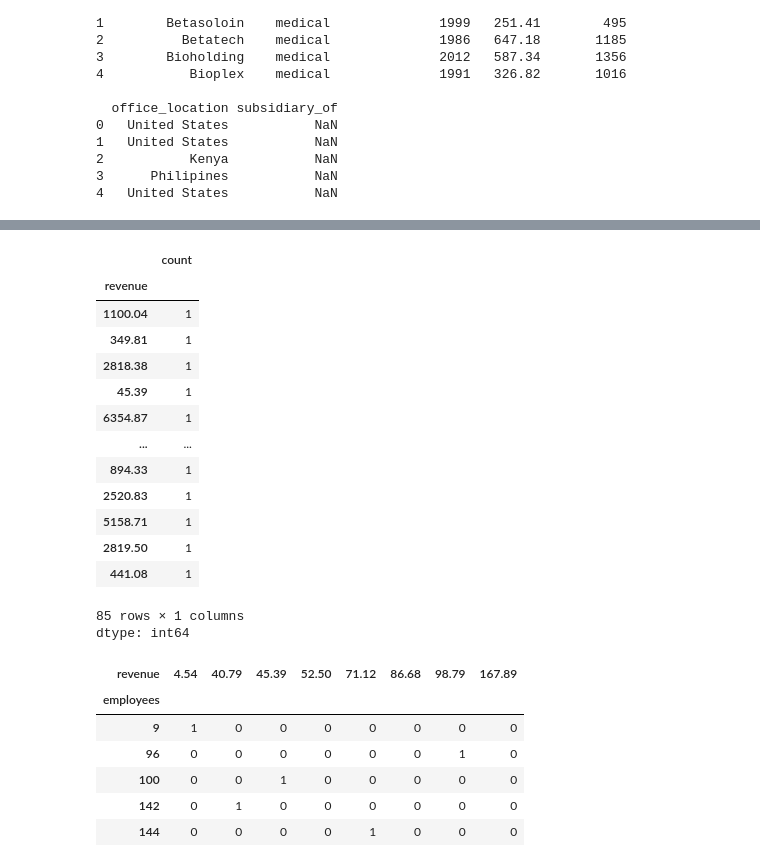
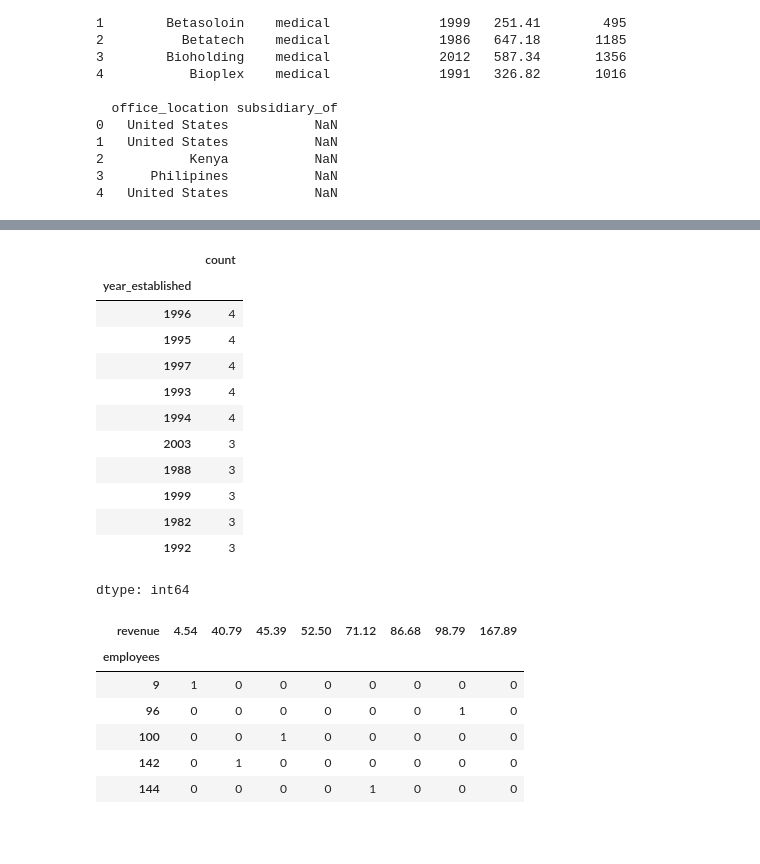
Before and after one commit to sadiq937/CrazyRobo_DM, a Jupyter notebook: ps1.ipynb, the cells around one changed output, grey strips where cells are left out. Cells and saved outputs as stored; diff of their text form; code cells hidden in the pictures; blank space fills up the shorter version.

```diff
--- a/ps1.ipynb
+++ b/ps1.ipynb
@@ -204,20 +205,18 @@ accounts_df.sample(frac=0.1, replace=False, random_state=2)
 | 14 | dambase | marketing | 1995 | 2173.98 | 2928 | United States | Inity |
 | 29 | Gogozoom | telecommunications | 2007 | 86.68 | 187 | United States | Sonron |
 # %%
-accounts_df["revenue"].value_counts(dropna=False)
+accounts_df["year_established"].value_counts(dropna=False)[0:10]
 # %% [output]
 |  | count |
-| revenue |  |
-| 1100.04 | 1 |
-| 349.81 | 1 |
-| 2818.38 | 1 |
-| 45.39 | 1 |
-| 6354.87 | 1 |
-| ... | ... |
-| 894.33 | 1 |
-| 2520.83 | 1 |
-| 5158.71 | 1 |
-| 2819.50 | 1 |
-| 441.08 | 1 |
+| year_established |  |
+| 1996 | 4 |
+| 1995 | 4 |
+| 1997 | 4 |
+| 1993 | 4 |
+| 1994 | 4 |
+| 2003 | 3 |
+| 1988 | 3 |
+| 1999 | 3 |
+| 1982 | 3 |
+| 1992 | 3 |
-85 rows × 1 columns
 dtype: int64
```
Also changed, not shown: parts of 17 cells of this notebook.
